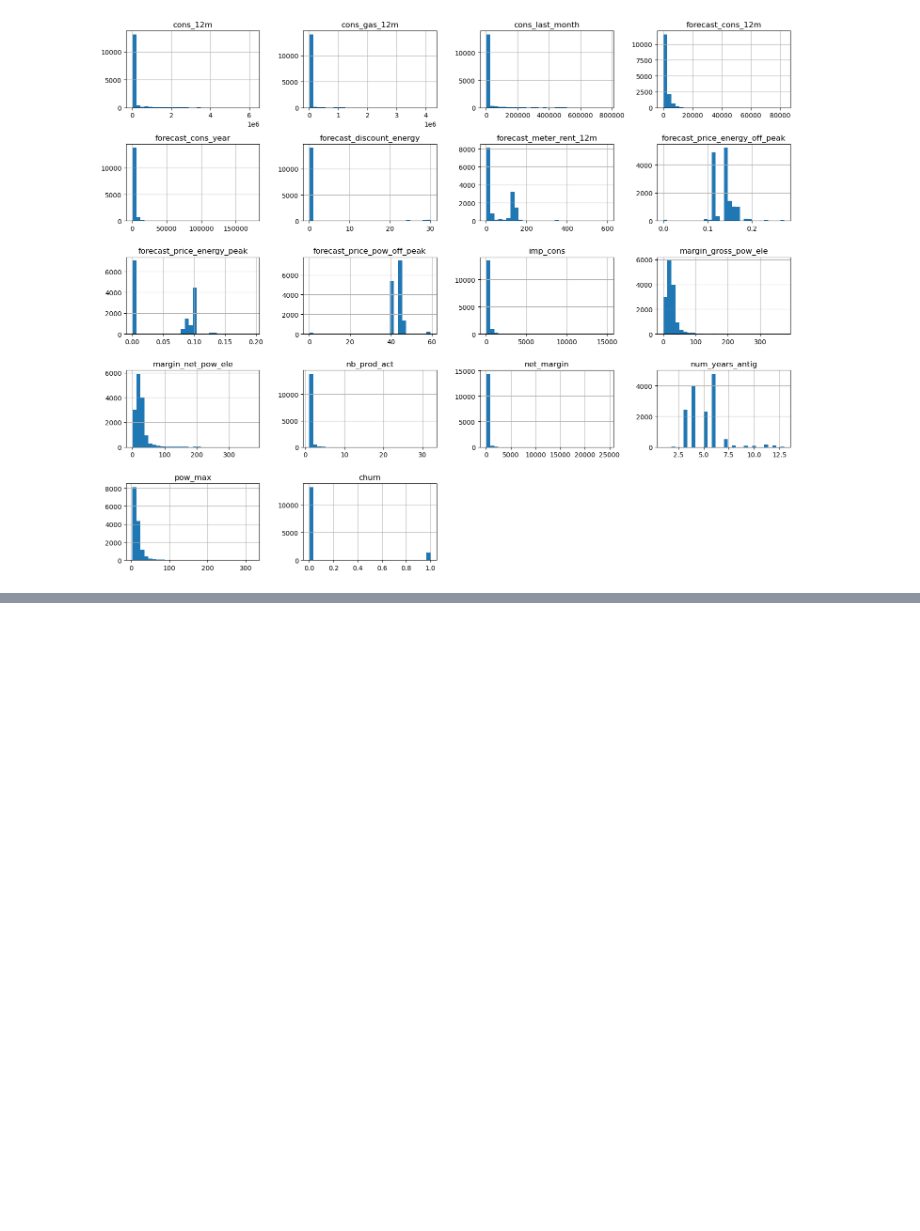
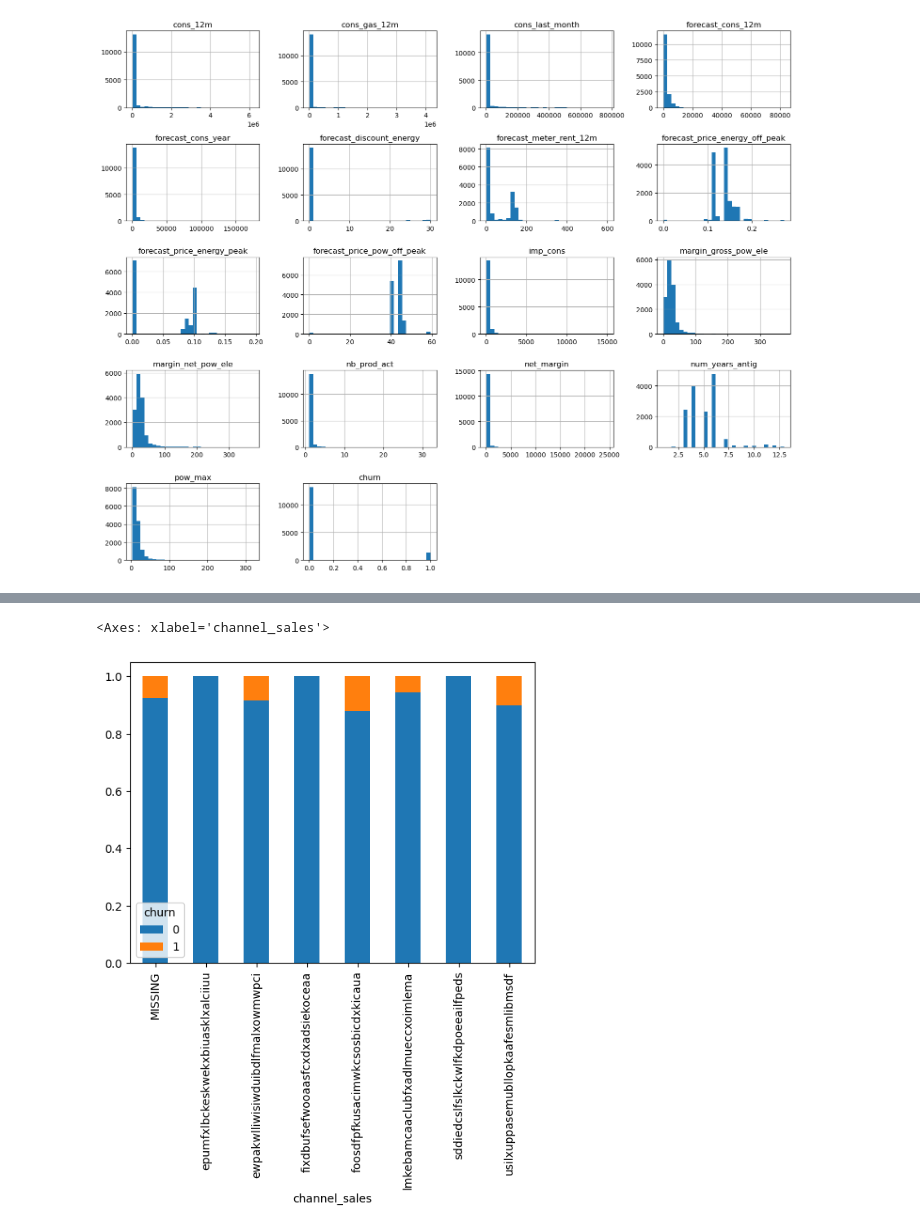
Before and after one commit to sushilXlimbu/BCG-X-Project, a Jupyter notebook: Untitled.ipynb, the cells around one changed output, grey strips where cells are left out. Saved outputs shown, nothing was run; the diff lists cells and outputs as text; code cells hidden in the pictures; blank space fills up the shorter version.

```diff
--- a/Untitled.ipynb
+++ b/Untitled.ipynb
@@ -85,0 +106,5 @@ plt.show()
+# %%
+pd.crosstab(client_df['channel_sales'], client_df['churn'], normalize='index').plot(kind='bar', stacked=True)
+# %% [output]
+<Axes: xlabel='channel_sales'>
+[figure, added]
```
Also changed, not shown: parts of 14 cells of this notebook, 2 other files.
